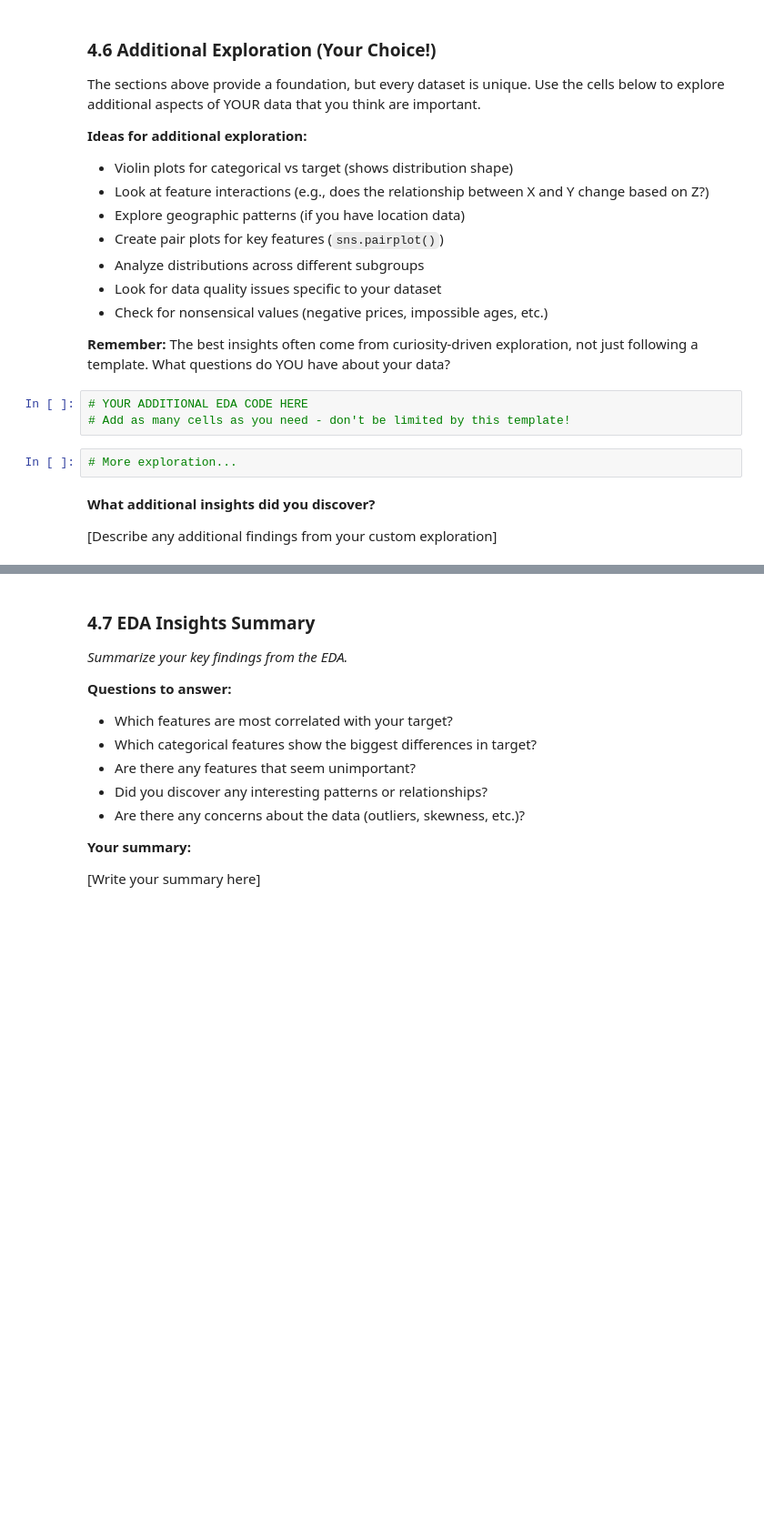
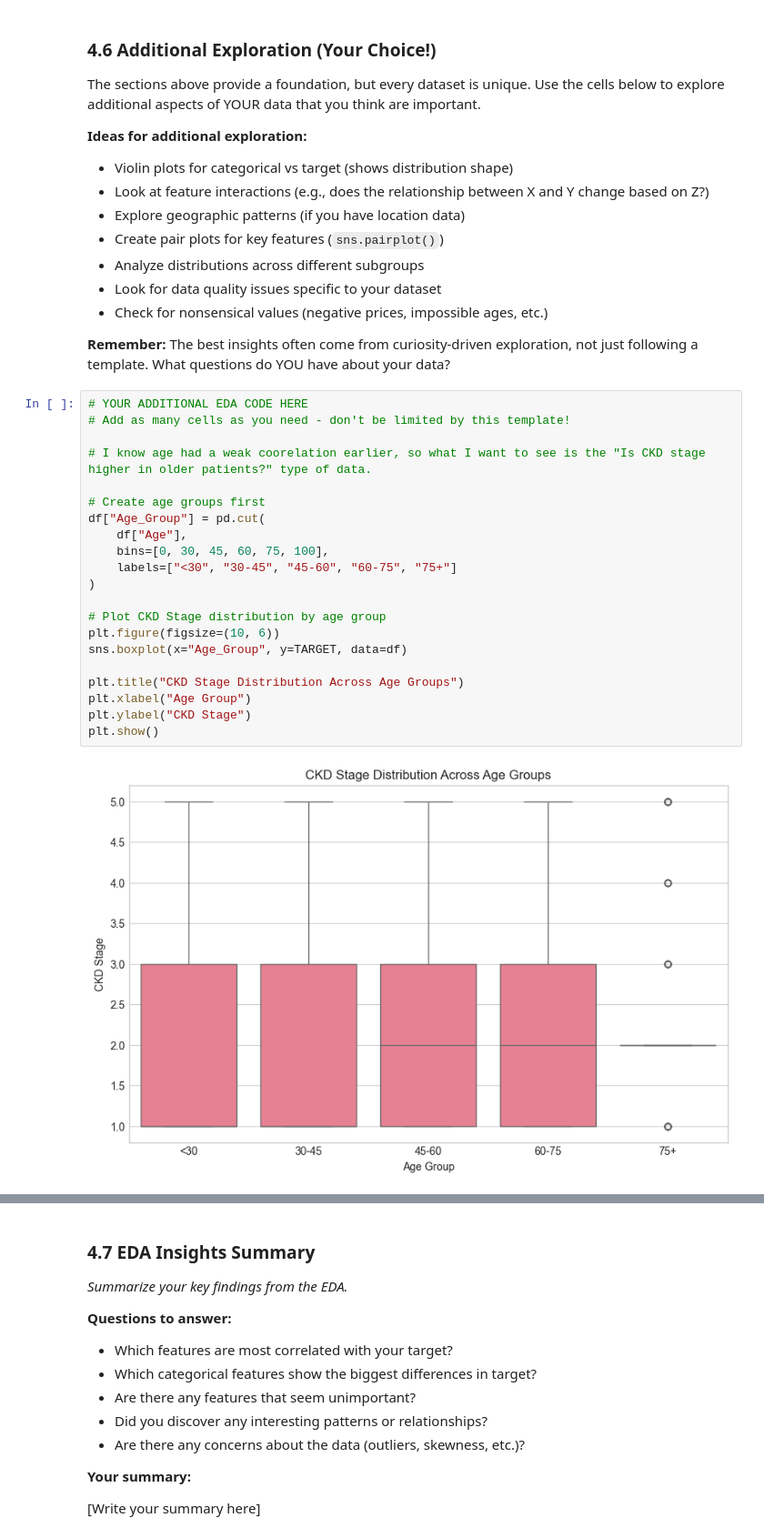
Before and after one commit to jvilla13/individual-capstone-jvilla13, a Jupyter notebook: notebooks/01_problem_statement_and_eda.ipynb, the cells around one changed output, grey strips where cells are left out. Shown at 91% size. Drawn from its saved outputs; the diff is of its cells as text; blank space fills up the shorter version.

Commit message:
4.6 Additonal Exploration Completed

```diff
--- a/notebooks/01_problem_statement_and_eda.ipynb
+++ b/notebooks/01_problem_statement_and_eda.ipynb
@@ -767,12 +767,26 @@ The sections above provide a foundation, but every dataset is unique. Use the ce
 - Check for nonsensical values (negative prices, impossible ages, etc.)
 
 **Remember:** The best insights often come from curiosity-driven exploration, not just following a template. What questions do YOU have about your data?
-# %%
-# YOUR ADDITIONAL EDA CODE HERE
-# Add as many cells as you need - don't be limited by this template!
-# %%
-# More exploration...
-# %% [markdown]
-**What additional insights did you discover?**
-
-[Describe any additional findings from your custom exploration]
+# %%
+# YOUR ADDITIONAL EDA CODE HERE
+# Add as many cells as you need - don't be limited by this template!
+
+# I know age had a weak coorelation earlier, so what I want to see is the "Is CKD stage higher in older patients?" type of data.
+
+# Create age groups first
+df["Age_Group"] = pd.cut(
+    df["Age"],
+    bins=[0, 30, 45, 60, 75, 100],
+    labels=["<30", "30-45", "45-60", "60-75", "75+"]
+)
+
+# Plot CKD Stage distribution by age group
+plt.figure(figsize=(10, 6))
+sns.boxplot(x="Age_Group", y=TARGET, data=df)
+
+plt.title("CKD Stage Distribution Across Age Groups")
+plt.xlabel("Age Group")
+plt.ylabel("CKD Stage")
+plt.show()
+# %% [output]
+[figure, added]
```
Also changed, not shown: parts of 2 cells of this notebook.
